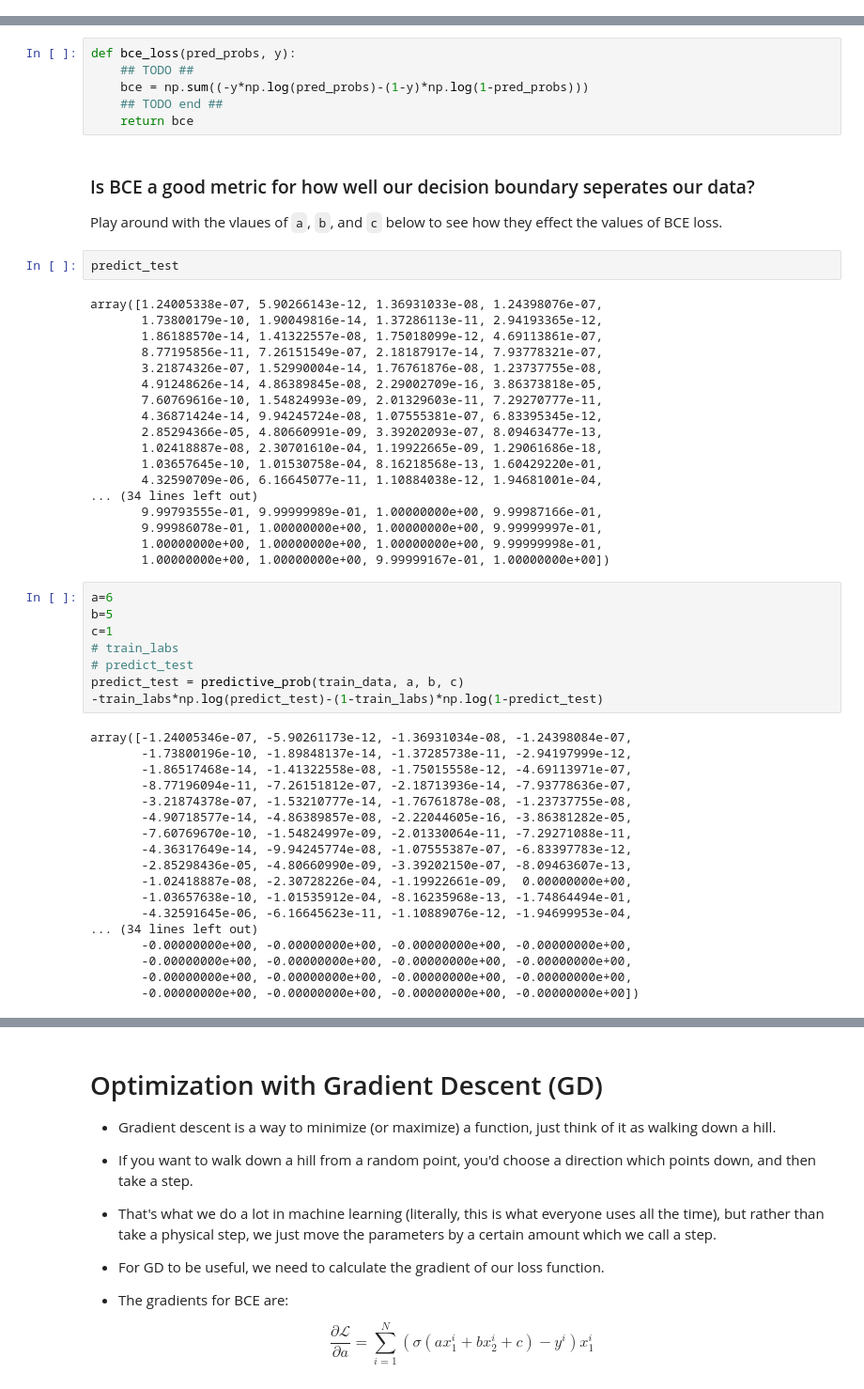
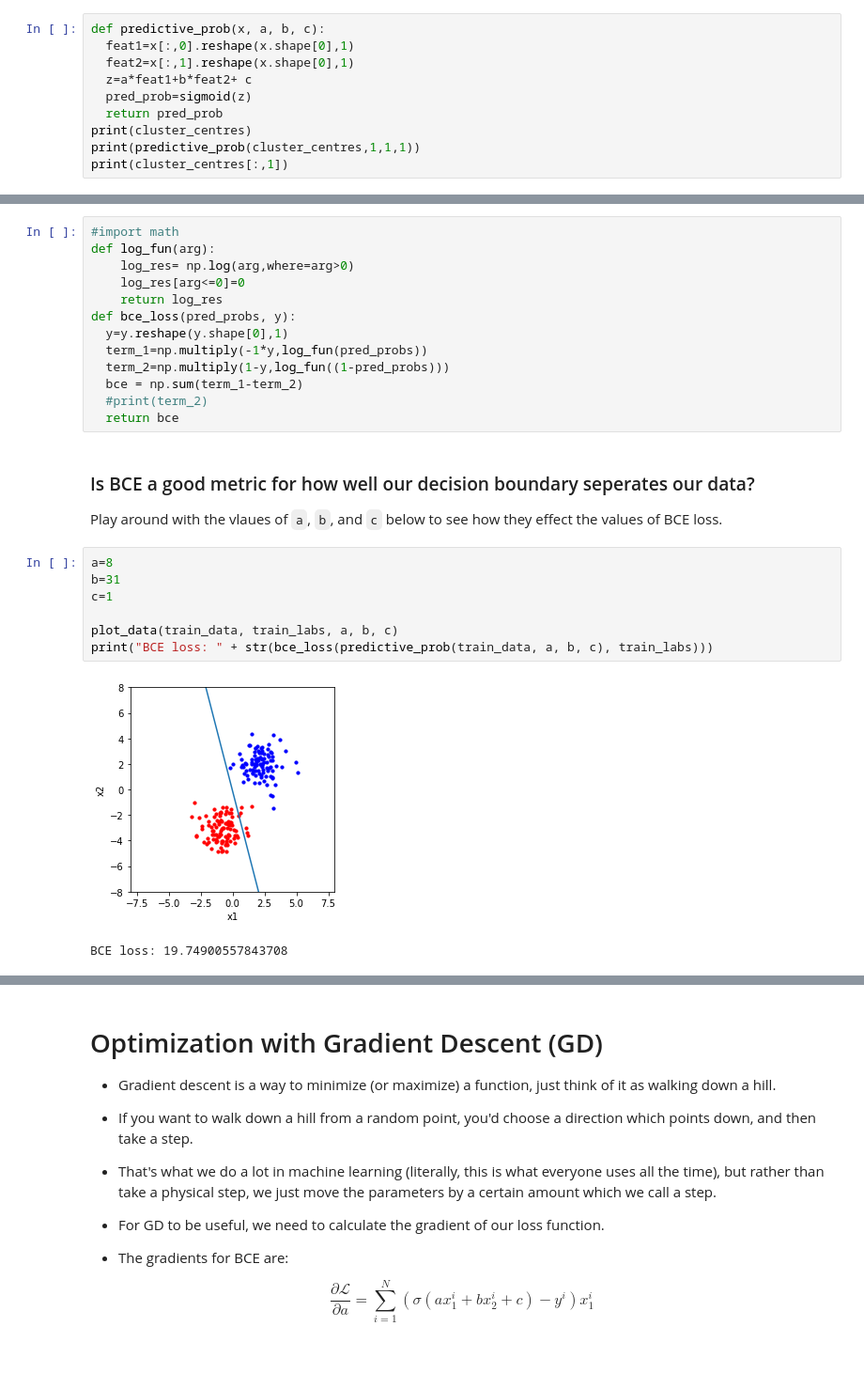
Before and after one commit to Mario-16180/AI701_Assignments, a Jupyter notebook: Assignment 1/logistic_regression.ipynb, the cells around one changed output, grey strips where cells are left out. Shown: that part at 94% size. Saved outputs shown, nothing was run; the diff lists cells and outputs as text; blank space fills up the shorter version.

```diff
--- a/Assignment 1/logistic_regression.ipynb
+++ b/Assignment 1/logistic_regression.ipynb
@@ -129,0 +117,10 @@ print(cluster_centres[:,1])
+# %%
+def predictive_prob(x, a, b, c):
+  feat1=x[:,0].reshape(x.shape[0],1)
+  feat2=x[:,1].reshape(x.shape[0],1)
+  z=a*feat1+b*feat2+ c
+  pred_prob=sigmoid(z)
+  return pred_prob
+print(cluster_centres)
+print(predictive_prob(cluster_centres,1,1,1))
+print(cluster_centres[:,1])
@@ -145,59 +148,30 @@ $$
 ### Task 3: Implement the binary cross entropy loss.
 
 *TODO: Implement the BCE loss in the function below.*
-# %%
-def bce_loss(pred_probs, y):
-    ## TODO ##
-    bce = np.sum((-y*np.log(pred_probs)-(1-y)*np.log(1-pred_probs)))
-    ## TODO end ##
-    return bce
+# %%
+#import math
+def log_fun(arg):
+    log_res= np.log(arg,where=arg>0)
+    log_res[arg<=0]=0
+    return log_res
+def bce_loss(pred_probs, y):
+  y=y.reshape(y.shape[0],1)
+  term_1=np.multiply(-1*y,log_fun(pred_probs))
+  term_2=np.multiply(1-y,log_fun((1-pred_probs)))
+  bce = np.sum(term_1-term_2)
+  #print(term_2)
+  return bce
 # %% [markdown]
 ### Is BCE a good metric for how well our decision boundary seperates our data?
 
 Play around with the vlaues of `a`, `b`, and `c` below to see how they effect the values of BCE loss.
-# %%
-predict_test
-# %% [output]
-array([1.24005338e-07, 5.90266143e-12, 1.36931033e-08, 1.24398076e-07,
-       1.73800179e-10, 1.90049816e-14, 1.37286113e-11, 2.94193365e-12,
-       1.86188570e-14, 1.41322557e-08, 1.75018099e-12, 4.69113861e-07,
-       8.77195856e-11, 7.26151549e-07, 2.18187917e-14, 7.93778321e-07,
-       3.21874326e-07, 1.52990004e-14, 1.76761876e-08, 1.23737755e-08,
-       4.91248626e-14, 4.86389845e-08, 2.29002709e-16, 3.86373818e-05,
-       7.60769616e-10, 1.54824993e-09, 2.01329603e-11, 7.29270777e-11,
-       4.36871424e-14, 9.94245724e-08, 1.07555381e-07, 6.83395345e-12,
-       2.85294366e-05, 4.80660991e-09, 3.39202093e-07, 8.09463477e-13,
-       1.02418887e-08, 2.30701610e-04, 1.19922665e-09, 1.29061686e-18,
-       1.03657645e-10, 1.01530758e-04, 8.16218568e-13, 1.60429220e-01,
-       4.32590709e-06, 6.16645077e-11, 1.10884038e-12, 1.94681001e-04,
-... (34 lines left out)
-       9.99793555e-01, 9.99999989e-01, 1.00000000e+00, 9.99987166e-01,
-       9.99986078e-01, 1.00000000e+00, 1.00000000e+00, 9.99999997e-01,
-       1.00000000e+00, 1.00000000e+00, 1.00000000e+00, 9.99999998e-01,
-       1.00000000e+00, 1.00000000e+00, 9.99999167e-01, 1.00000000e+00])
 # %%
-a=6
-b=5
+a=8
+b=31
 c=1
-# train_labs
-# predict_test
-predict_test = predictive_prob(train_data, a, b, c)
--train_labs*np.log(predict_test)-(1-train_labs)*np.log(1-predict_test)
+
+plot_data(train_data, train_labs, a, b, c)
+print("BCE loss: " + str(bce_loss(predictive_prob(train_data, a, b, c), train_labs)))
 # %% [output]
+[figure, added]
-array([-1.24005346e-07, -5.90261173e-12, -1.36931034e-08, -1.24398084e-07,
-       -1.73800196e-10, -1.89848137e-14, -1.37285738e-11, -2.94197999e-12,
-       -1.86517468e-14, -1.41322558e-08, -1.75015558e-12, -4.69113971e-07,
-       -8.77196094e-11, -7.26151812e-07, -2.18713936e-14, -7.93778636e-07,
-       -3.21874378e-07, -1.53210777e-14, -1.76761878e-08, -1.23737755e-08,
-       -4.90718577e-14, -4.86389857e-08, -2.22044605e-16, -3.86381282e-05,
-       -7.60769670e-10, -1.54824997e-09, -2.01330064e-11, -7.29271088e-11,
-       -4.36317649e-14, -9.94245774e-08, -1.07555387e-07, -6.83397783e-12,
-       -2.85298436e-05, -4.80660990e-09, -3.39202150e-07, -8.09463607e-13,
-       -1.02418887e-08, -2.30728226e-04, -1.19922661e-09,  0.00000000e+00,
-       -1.03657638e-10, -1.01535912e-04, -8.16235968e-13, -1.74864494e-01,
-       -4.32591645e-06, -6.16645623e-11, -1.10889076e-12, -1.94699953e-04,
-... (34 lines left out)
-       -0.00000000e+00, -0.00000000e+00, -0.00000000e+00, -0.00000000e+00,
-       -0.00000000e+00, -0.00000000e+00, -0.00000000e+00, -0.00000000e+00,
-       -0.00000000e+00, -0.00000000e+00, -0.00000000e+00, -0.00000000e+00,
-       -0.00000000e+00, -0.00000000e+00, -0.00000000e+00, -0.00000000e+00])
+BCE loss: 19.74900557843708
```
Also changed, not shown: parts of 15 cells of this notebook.
